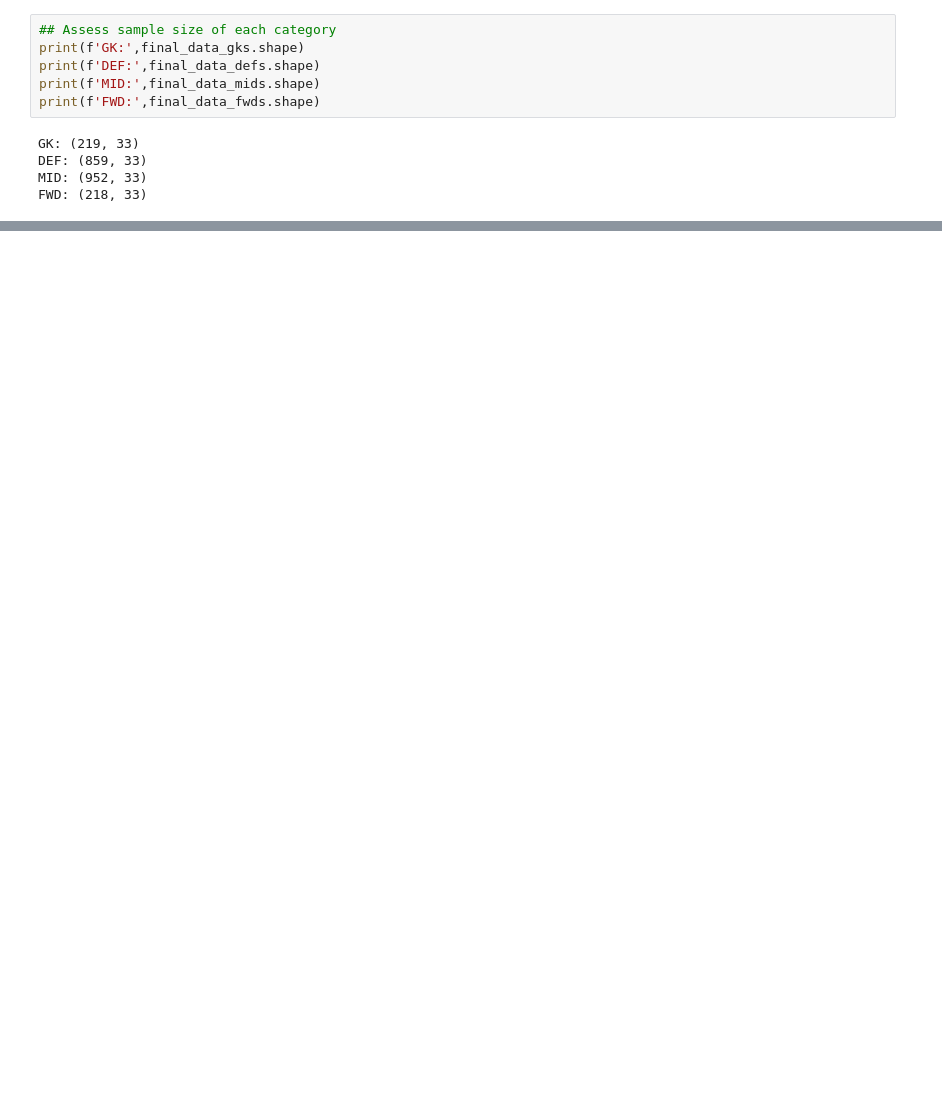
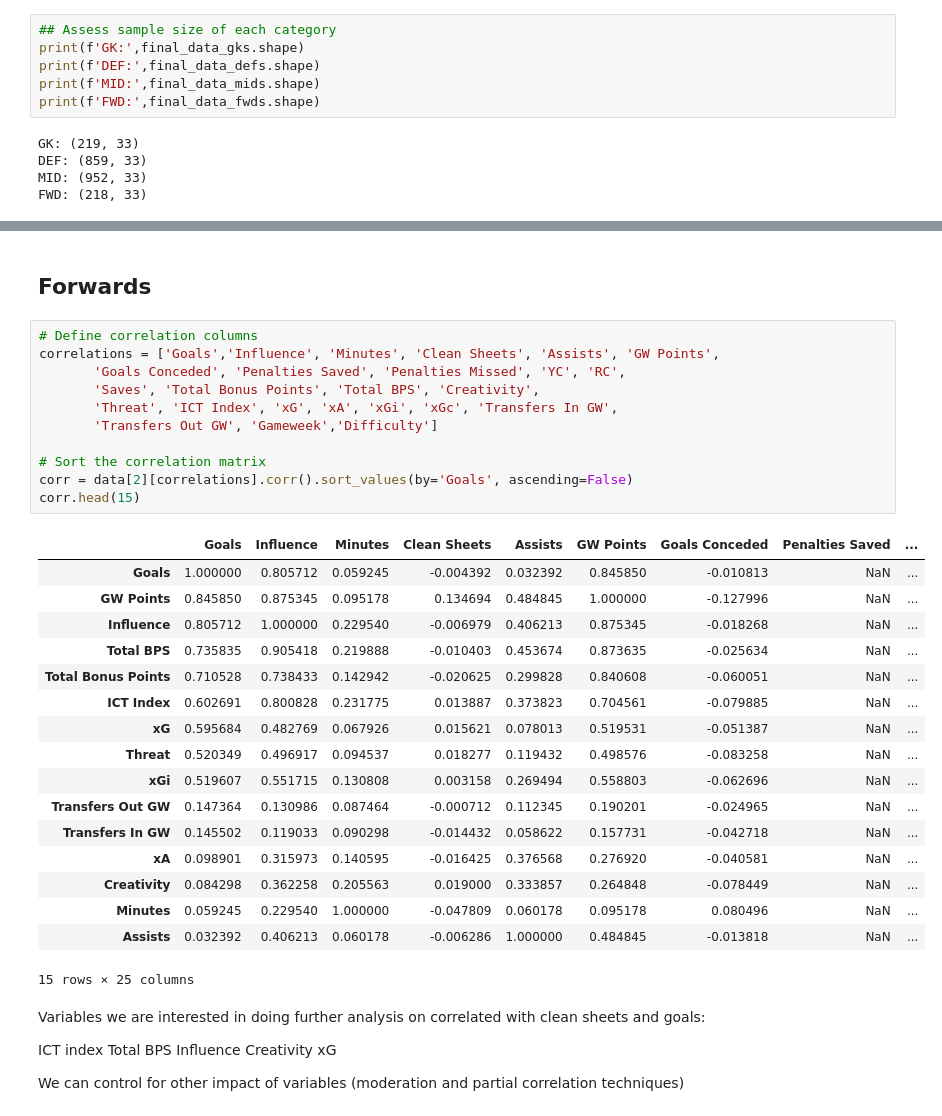
Before and after one commit to hot-squid/Fantasy-Premier-League, a Jupyter notebook: Analysis/Correlation_analysis_WIP.ipynb, the cells around one changed output, grey strips where cells are left out. Drawn from its saved outputs; the diff is of its cells as text; blank space fills up the shorter version.

```diff
--- a/Analysis/Correlation_analysis_WIP.ipynb
+++ b/Analysis/Correlation_analysis_WIP.ipynb
@@ -116,0 +164,41 @@ because these have strong correlations to these 'point' variables. They are like
+# %% [markdown]
+## Forwards
+# %%
+# Define correlation columns
+correlations = ['Goals','Influence', 'Minutes', 'Clean Sheets', 'Assists', 'GW Points',
+       'Goals Conceded', 'Penalties Saved', 'Penalties Missed', 'YC', 'RC',
+       'Saves', 'Total Bonus Points', 'Total BPS', 'Creativity',
+       'Threat', 'ICT Index', 'xG', 'xA', 'xGi', 'xGc', 'Transfers In GW',
+       'Transfers Out GW', 'Gameweek','Difficulty']
+
+# Sort the correlation matrix
+corr = data[2][correlations].corr().sort_values(by='Goals', ascending=False)
+corr.head(15)
+# %% [output]
+|  | Goals | Influence | Minutes | Clean Sheets | Assists | GW Points | Goals Conceded | Penalties Saved | ... |
+| Goals | 1.000000 | 0.805712 | 0.059245 | -0.004392 | 0.032392 | 0.845850 | -0.010813 | NaN | ... |
+| GW Points | 0.845850 | 0.875345 | 0.095178 | 0.134694 | 0.484845 | 1.000000 | -0.127996 | NaN | ... |
+| Influence | 0.805712 | 1.000000 | 0.229540 | -0.006979 | 0.406213 | 0.875345 | -0.018268 | NaN | ... |
+| Total BPS | 0.735835 | 0.905418 | 0.219888 | -0.010403 | 0.453674 | 0.873635 | -0.025634 | NaN | ... |
+| Total Bonus Points | 0.710528 | 0.738433 | 0.142942 | -0.020625 | 0.299828 | 0.840608 | -0.060051 | NaN | ... |
+| ICT Index | 0.602691 | 0.800828 | 0.231775 | 0.013887 | 0.373823 | 0.704561 | -0.079885 | NaN | ... |
+| xG | 0.595684 | 0.482769 | 0.067926 | 0.015621 | 0.078013 | 0.519531 | -0.051387 | NaN | ... |
+| Threat | 0.520349 | 0.496917 | 0.094537 | 0.018277 | 0.119432 | 0.498576 | -0.083258 | NaN | ... |
+| xGi | 0.519607 | 0.551715 | 0.130808 | 0.003158 | 0.269494 | 0.558803 | -0.062696 | NaN | ... |
+| Transfers Out GW | 0.147364 | 0.130986 | 0.087464 | -0.000712 | 0.112345 | 0.190201 | -0.024965 | NaN | ... |
+| Transfers In GW | 0.145502 | 0.119033 | 0.090298 | -0.014432 | 0.058622 | 0.157731 | -0.042718 | NaN | ... |
+| xA | 0.098901 | 0.315973 | 0.140595 | -0.016425 | 0.376568 | 0.276920 | -0.040581 | NaN | ... |
+| Creativity | 0.084298 | 0.362258 | 0.205563 | 0.019000 | 0.333857 | 0.264848 | -0.078449 | NaN | ... |
+| Minutes | 0.059245 | 0.229540 | 1.000000 | -0.047809 | 0.060178 | 0.095178 | 0.080496 | NaN | ... |
+| Assists | 0.032392 | 0.406213 | 0.060178 | -0.006286 | 1.000000 | 0.484845 | -0.013818 | NaN | ... |
+15 rows × 25 columns
+# %% [markdown]
+Variables we are interested in doing further analysis on correlated with clean sheets and goals:
+
+ICT index
+Total BPS
+Influence
+Creativity
+xG
+
+We can control for other impact of variables (moderation and partial correlation techniques)
```
Also changed, not shown: parts of 14 cells of this notebook.
